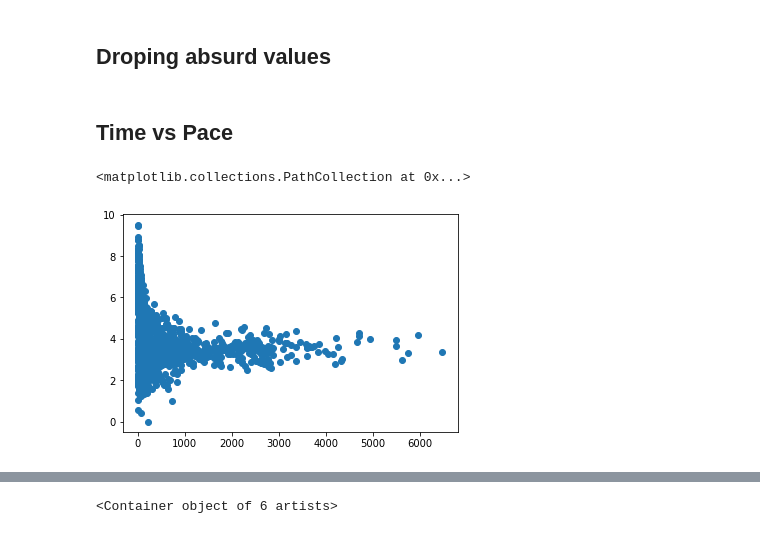
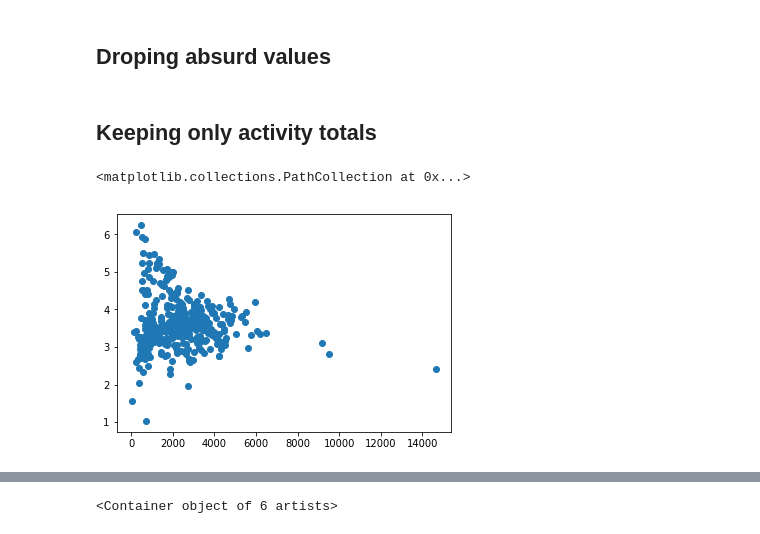
Before and after one commit to rrampaer/running-panda, a Jupyter notebook: notebooks/1.0-rr-exploration.ipynb, the cells around one changed output, grey strips where cells are left out. Cells and saved outputs as stored; diff of their text form; code cells hidden in the pictures.

```diff
--- a/notebooks/1.0-rr-exploration.ipynb
+++ b/notebooks/1.0-rr-exploration.ipynb
@@ -38,7 +42,10 @@ df = df[df["time"]>7]
-# %% [markdown]
-## Time vs Pace
-# %%
-plt.scatter(df["time"], df["pace"])
-# %% [output]
-<matplotlib.collections.PathCollection at 0x...>
-[figure, removed]
+# %% [markdown]
+## Keeping only activity totals
+# %%
+max_lap = df.index.levels[1].tolist()
+max_lap.remove('Summary')
+df1 = df.drop(max_lap, level="Intervalle")
+plt.scatter(df1["time"], df1["pace"])
+# %% [output]
+<matplotlib.collections.PathCollection at 0x...>
+[figure, added]
```
Also changed, not shown: parts of 12 cells of this notebook, 1 other file.
